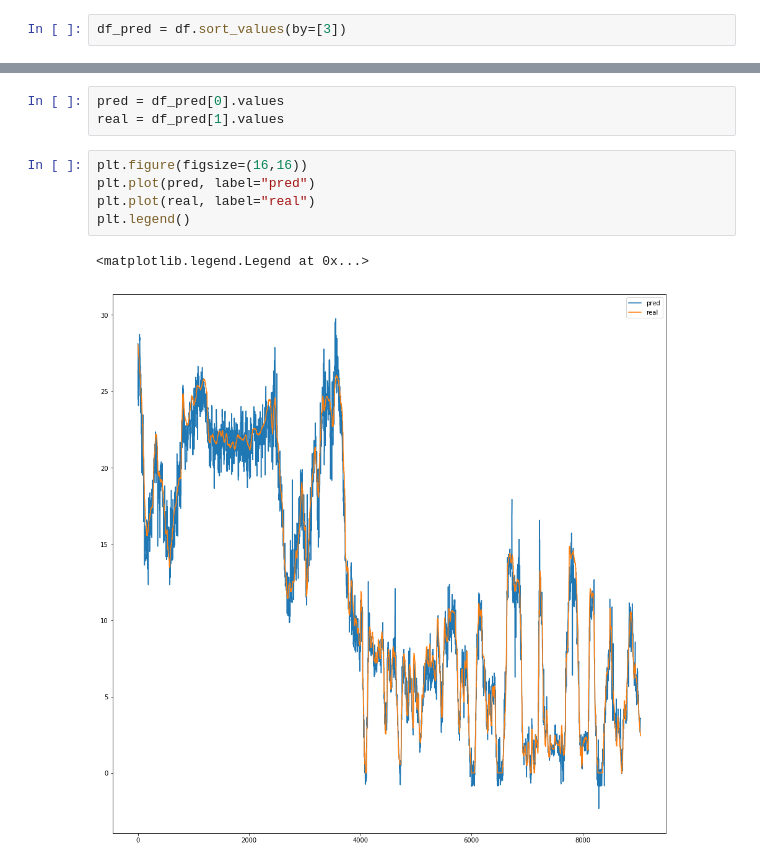
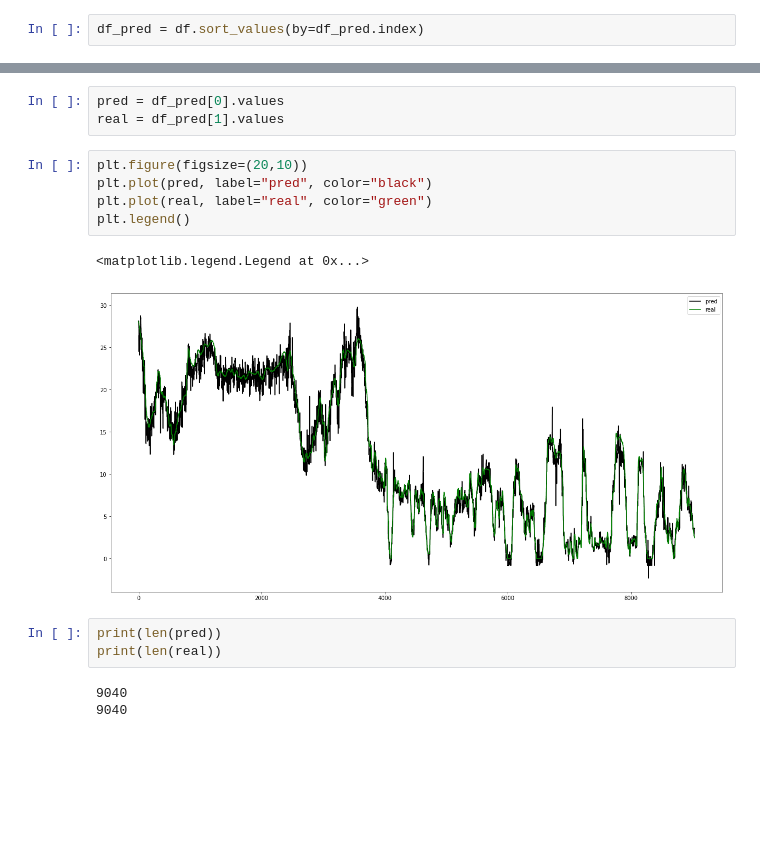
Before and after one commit to lrnq/commaai-speed-challenge, a Jupyter notebook: Untitled1.ipynb, the cells around one changed output, grey strips where cells are left out. Drawn from its saved outputs; the diff is of its cells as text; blank space fills up the shorter version.

```diff
--- a/Untitled1.ipynb
+++ b/Untitled1.ipynb
@@ -33,4 +33,4 @@ df.head()
 | 3 | 21.452673 | 21.843312 | 0.390638 | 220.50 | 864.55 |
 | 4 | 21.452673 | 21.843312 | 0.390638 | 220.55 | 220.50 |
 # %%
-df_pred = df.sort_values(by=[3])
+df_pred = df.sort_values(by=df_pred.index)
@@ -47,10 +57,16 @@ df_pred.head()
 pred = df_pred[0].values
 real = df_pred[1].values
 # %%
-plt.figure(figsize=(16,16))
-plt.plot(pred, label="pred")
-plt.plot(real, label="real")
+plt.figure(figsize=(20,10))
+plt.plot(pred, label="pred", color="black")
+plt.plot(real, label="real", color="green")
 plt.legend()
 # %% [output]
 <matplotlib.legend.Legend at 0x...>
-[figure, old version]
+[figure, new version]
+# %%
+print(len(pred))
+print(len(real))
+# %% [output]
+9040
+9040
```
Also changed, not shown: parts of 2 cells of this notebook, 2 other files.
